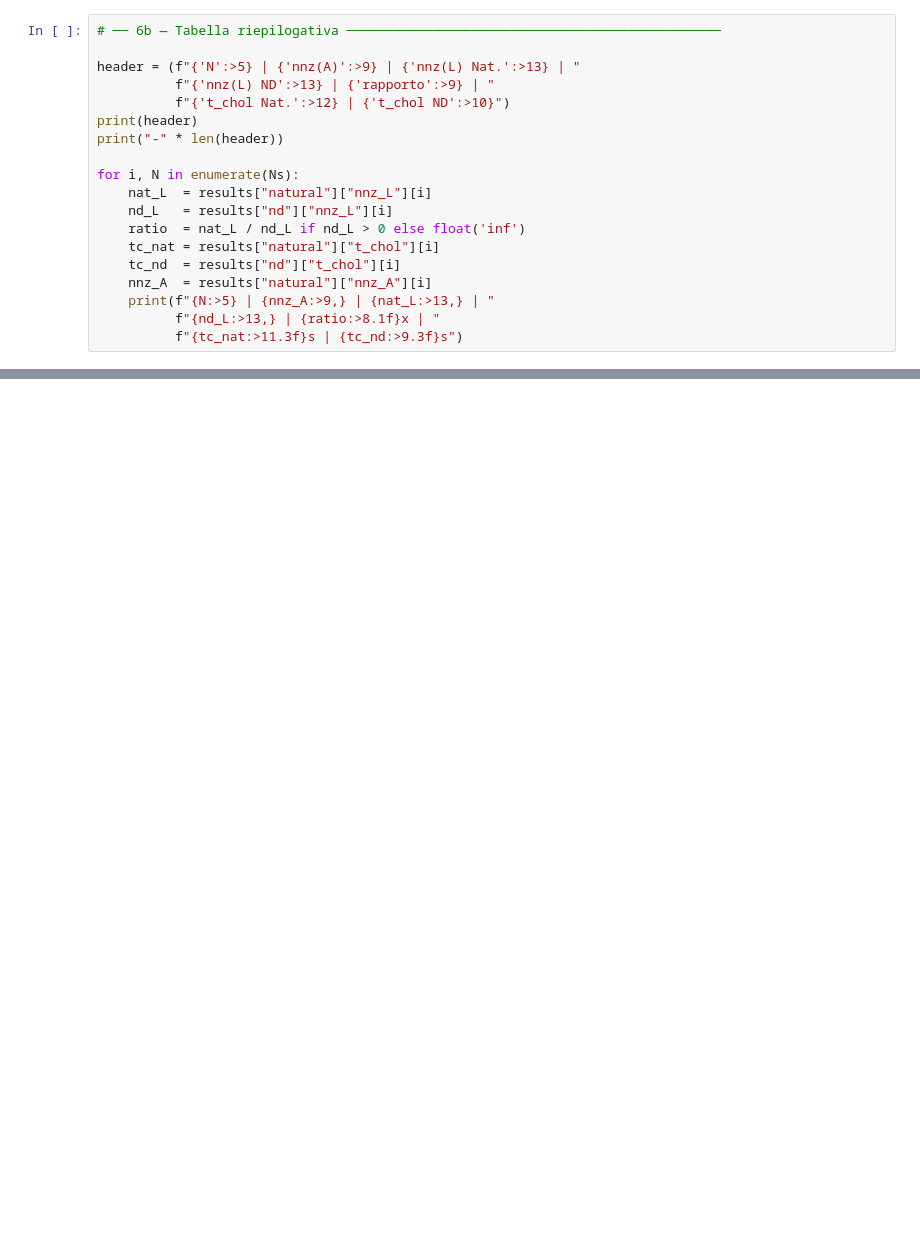
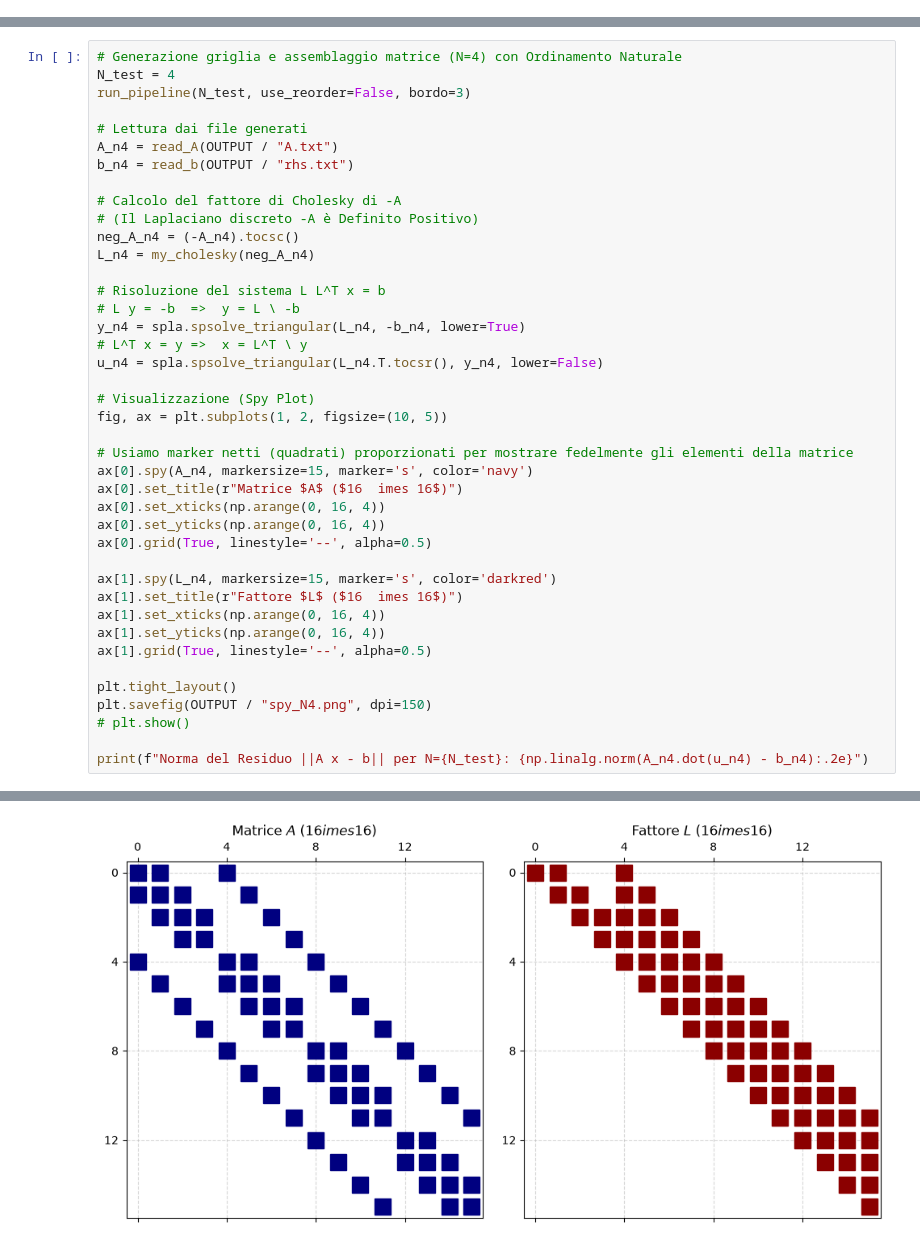
Before and after one commit to Giosue-tanz/Equazione-del-calore-2D-e-riordinamento-nelle-fattorizzazioni-Cholesky, a Jupyter notebook: notebook/solver.ipynb, the cells around one changed output, grey strips where cells are left out. Drawn from its saved outputs; the diff is of its cells as text; blank space fills up the shorter version.

```diff
--- a/notebook/solver.ipynb
+++ b/notebook/solver.ipynb
@@ -412,19 +0,0 @@ Si noti come il rapporto **cresca monotonicamente con $N$**: per $N=32$ entrambi
-# %%
-# ── 6b — Tabella riepilogativa ────────────────────────────────────────────────
-
-header = (f"{'N':>5} | {'nnz(A)':>9} | {'nnz(L) Nat.':>13} | "
-          f"{'nnz(L) ND':>13} | {'rapporto':>9} | "
-          f"{'t_chol Nat.':>12} | {'t_chol ND':>10}")
-print(header)
-print("-" * len(header))
-
-for i, N in enumerate(Ns):
-    nat_L  = results["natural"]["nnz_L"][i]
-    nd_L   = results["nd"]["nnz_L"][i]
-    ratio  = nat_L / nd_L if nd_L > 0 else float('inf')
-    tc_nat = results["natural"]["t_chol"][i]
-    tc_nd  = results["nd"]["t_chol"][i]
-    nnz_A  = results["natural"]["nnz_A"][i]
-    print(f"{N:>5} | {nnz_A:>9,} | {nat_L:>13,} | "
-          f"{nd_L:>13,} | {ratio:>8.1f}x | "
-          f"{tc_nat:>11.3f}s | {tc_nd:>9.3f}s")
@@ -671,0 +106,42 @@ Questo notebook ha dimostrato sperimentalmente e visivamente la tesi centrale de
+# %%
+# Generazione griglia e assemblaggio matrice (N=4) con Ordinamento Naturale
+N_test = 4
+run_pipeline(N_test, use_reorder=False, bordo=3)
+
+# Lettura dai file generati
+A_n4 = read_A(OUTPUT / "A.txt")
+b_n4 = read_b(OUTPUT / "rhs.txt")
+
+# Calcolo del fattore di Cholesky di -A
+# (Il Laplaciano discreto -A è Definito Positivo)
+neg_A_n4 = (-A_n4).tocsc()
+L_n4 = my_cholesky(neg_A_n4)
+
+# Risoluzione del sistema L L^T x = b
+# L y = -b  =>  y = L \ -b
+y_n4 = spla.spsolve_triangular(L_n4, -b_n4, lower=True)
+# L^T x = y =>  x = L^T \ y
+u_n4 = spla.spsolve_triangular(L_n4.T.tocsr(), y_n4, lower=False)
+
+# Visualizzazione (Spy Plot)
+fig, ax = plt.subplots(1, 2, figsize=(10, 5))
+
+# Usiamo marker netti (quadrati) proporzionati per mostrare fedelmente gli elementi della matrice
+ax[0].spy(A_n4, markersize=15, marker='s', color='navy')
+ax[0].set_title(r"Matrice $A$ ($16 	imes 16$)")
+ax[0].set_xticks(np.arange(0, 16, 4))
+ax[0].set_yticks(np.arange(0, 16, 4))
+ax[0].grid(True, linestyle='--', alpha=0.5)
+
+ax[1].spy(L_n4, markersize=15, marker='s', color='darkred')
+ax[1].set_title(r"Fattore $L$ ($16 	imes 16$)")
+ax[1].set_xticks(np.arange(0, 16, 4))
+ax[1].set_yticks(np.arange(0, 16, 4))
+ax[1].grid(True, linestyle='--', alpha=0.5)
+
+plt.tight_layout()
+plt.savefig(OUTPUT / "spy_N4.png", dpi=150)
+# plt.show()
+
+print(f"Norma del Residuo ||A x - b|| per N={N_test}: {np.linalg.norm(A_n4.dot(u_n4) - b_n4):.2e}")
+# %% [output]
@@ -671,0 +149 @@ Questo notebook ha dimostrato sperimentalmente e visivamente la tesi centrale de
+[figure, added]
```
Also changed, not shown: parts of 46 cells of this notebook, 10 other files.
